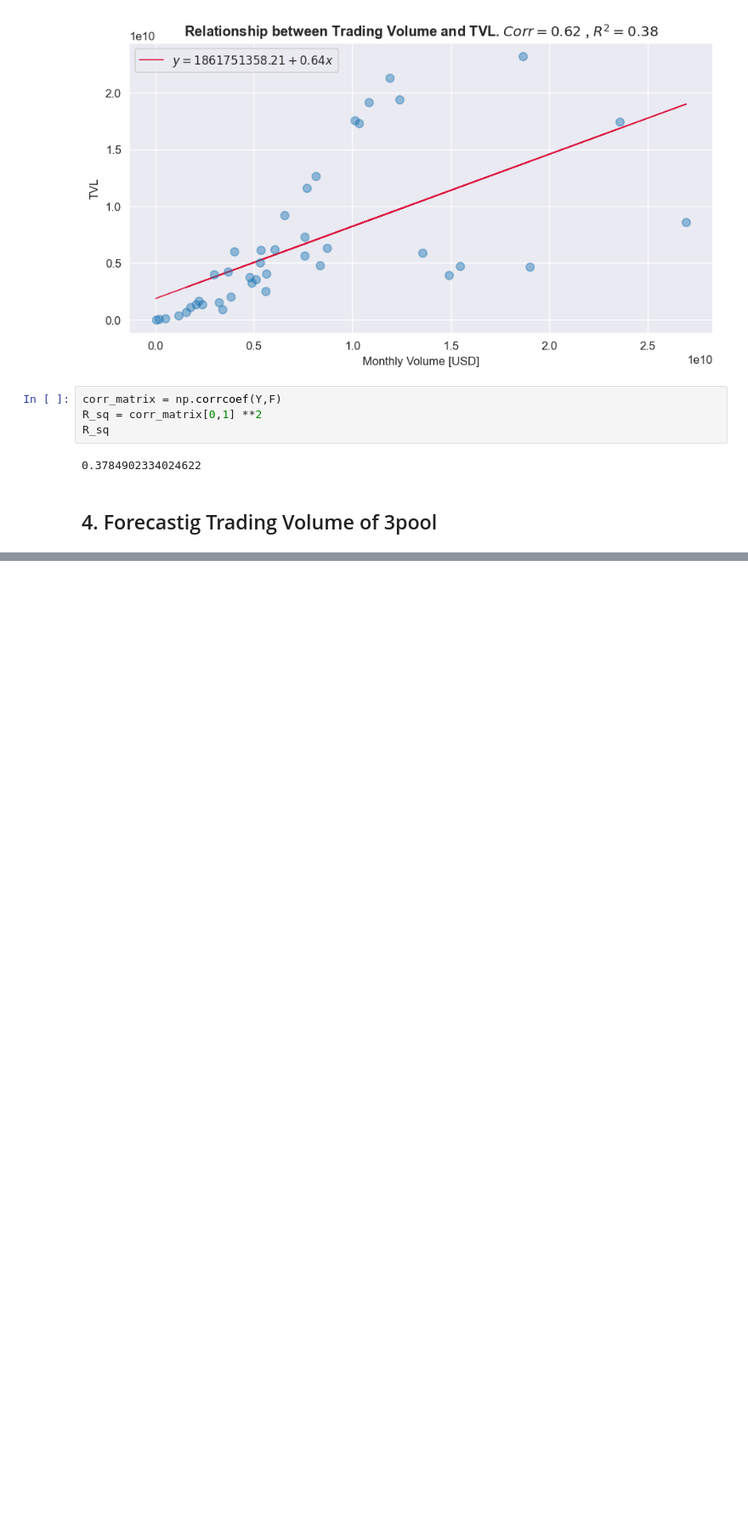
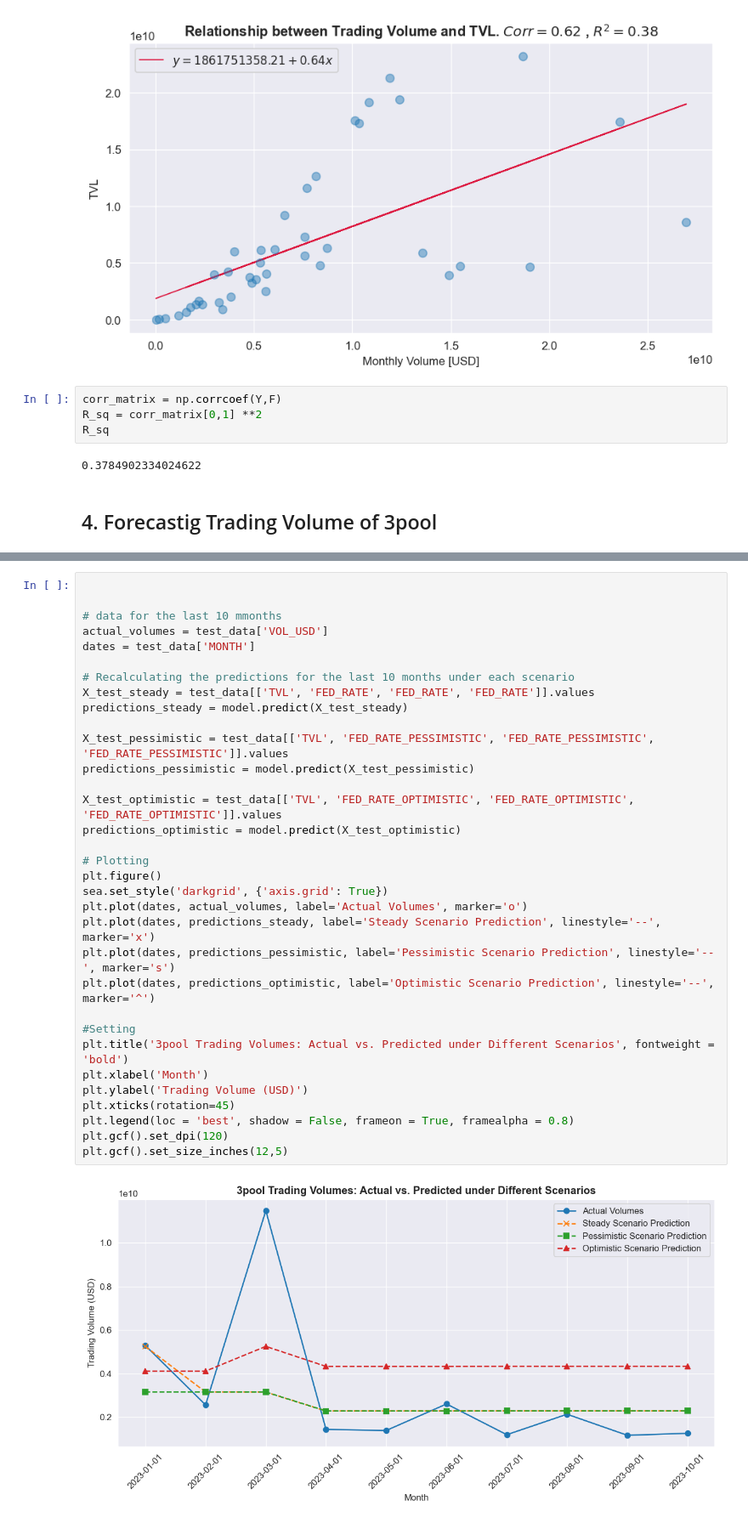
Before and after one commit to LimaRods/Curve-Trading-Volume-Dynamics, a Jupyter notebook: analytics.ipynb, the cells around one changed output, grey strips where cells are left out. Shown at 85% size. Drawn from its saved outputs; the diff is of its cells as text; blank space fills up the shorter version.

```diff
--- a/analytics.ipynb
+++ b/analytics.ipynb
@@ -150,0 +257,35 @@ df_pool
+# %%
+
+
+# data for the last 10 mmonths
+actual_volumes = test_data['VOL_USD']
+dates = test_data['MONTH']
+
+# Recalculating the predictions for the last 10 months under each scenario
+X_test_steady = test_data[['TVL', 'FED_RATE', 'FED_RATE', 'FED_RATE']].values
+predictions_steady = model.predict(X_test_steady)
+
+X_test_pessimistic = test_data[['TVL', 'FED_RATE_PESSIMISTIC', 'FED_RATE_PESSIMISTIC', 'FED_RATE_PESSIMISTIC']].values
+predictions_pessimistic = model.predict(X_test_pessimistic)
+
+X_test_optimistic = test_data[['TVL', 'FED_RATE_OPTIMISTIC', 'FED_RATE_OPTIMISTIC', 'FED_RATE_OPTIMISTIC']].values
+predictions_optimistic = model.predict(X_test_optimistic)
+
+# Plotting
+plt.figure()
+sea.set_style('darkgrid', {'axis.grid': True})
+plt.plot(dates, actual_volumes, label='Actual Volumes', marker='o')
+plt.plot(dates, predictions_steady, label='Steady Scenario Prediction', linestyle='--', marker='x')
+plt.plot(dates, predictions_pessimistic, label='Pessimistic Scenario Prediction', linestyle='--', marker='s')
+plt.plot(dates, predictions_optimistic, label='Optimistic Scenario Prediction', linestyle='--', marker='^')
+
+#Setting
+plt.title('3pool Trading Volumes: Actual vs. Predicted under Different Scenarios', fontweight = 'bold')
+plt.xlabel('Month')
+plt.ylabel('Trading Volume (USD)')
+plt.xticks(rotation=45)
+plt.legend(loc = 'best', shadow = False, frameon = True, framealpha = 0.8)
+plt.gcf().set_dpi(120)
+plt.gcf().set_size_inches(12,5)
+# %% [output]
+[figure, added]
```
Also changed, not shown: parts of 11 cells of this notebook, 1 other file.
